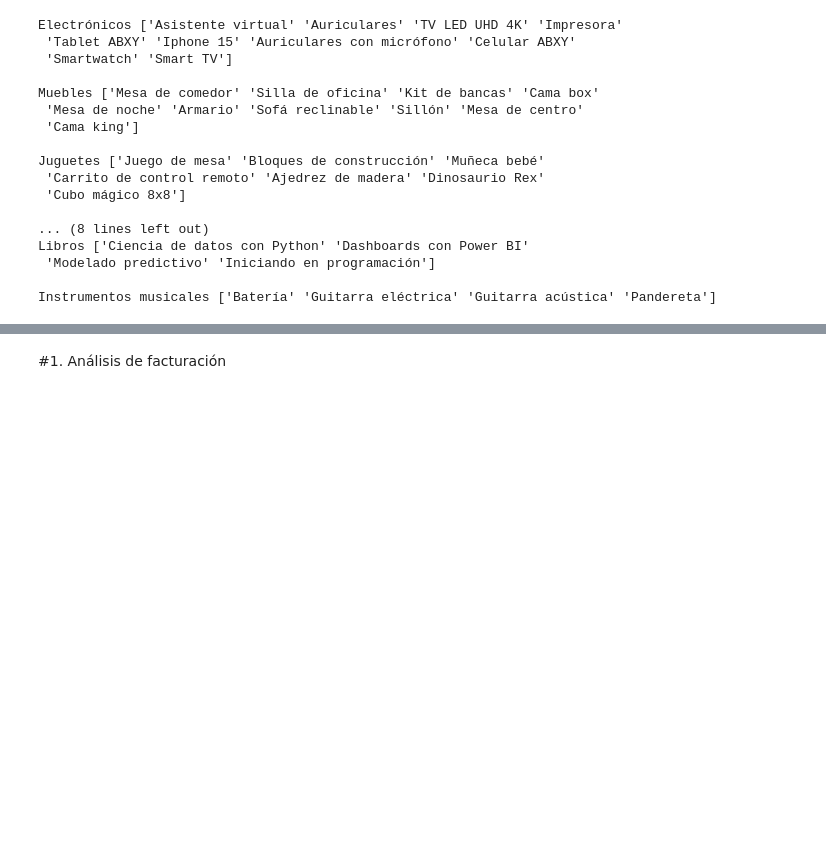
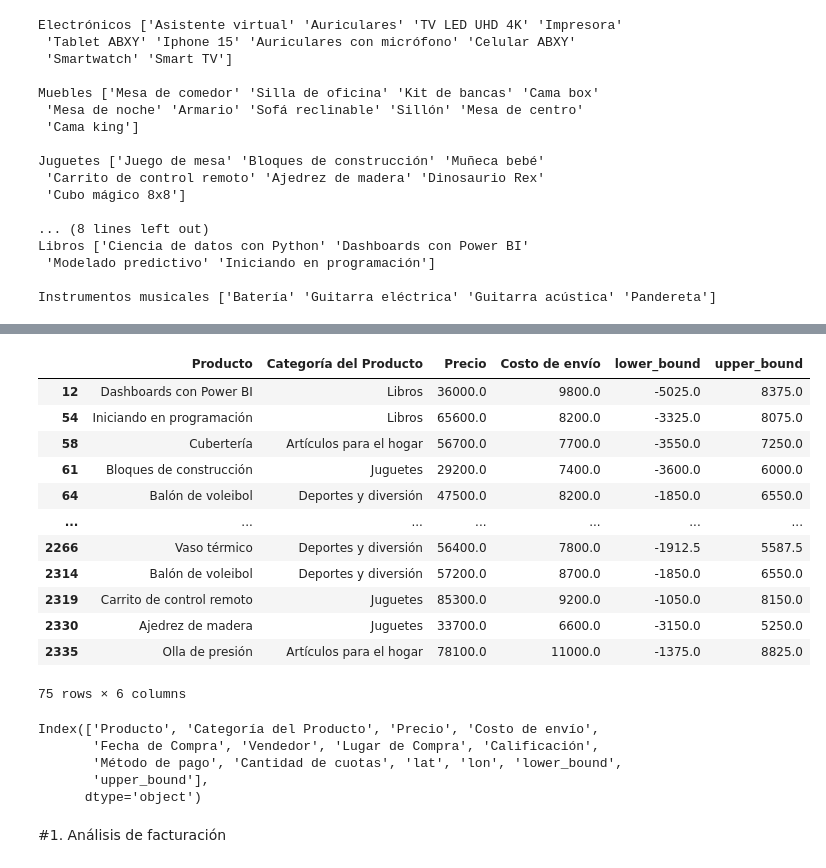
Before and after one commit to JCSR2022/challenge1-data-science-Alura, a Jupyter notebook: AluraStoreLatam.ipynb, the cells around one changed output, grey strips where cells are left out. Cells and saved outputs as stored; diff of their text form; code cells hidden in the pictures; blank space fills up the shorter version.

```diff
--- a/AluraStoreLatam.ipynb
+++ b/AluraStoreLatam.ipynb
@@ -328,10 +250,0 @@ tienda1_outliers #55750.00 678100.00
-# %%
-threshold = 1.5
-Q1 = float(tienda1_outliers[tienda1_outliers['column'] == 'Precio' ]['Q1'][0])
-Q3 = float(tienda1_outliers[tienda1_outliers['column'] == 'Precio' ]['Q3'][0])
-print(Q1,Q3)
-IQR = Q3 - Q1
-lower_bound = Q1 - threshold * IQR
-upper_bound = Q3 + threshold * IQR
-
-tienda1[(tienda1['Precio'] >= upper_bound) | (tienda1['Precio'] <= lower_bound)]
@@ -352,0 +263,5 @@ tienda1[(tienda1['Precio'] >= upper_bound) | (tienda1['Precio'] <= lower_bound)]
+# %%
+#just to check if there is a min less than cero
+for name, df_analisis in analisis.items():
+  print(name, df_analisis.loc['min','Precio'],df_analisis.loc['min','Costo de envío'])
+  print()
@@ -352,0 +312,5 @@ tienda1[(tienda1['Precio'] >= upper_bound) | (tienda1['Precio'] <= lower_bound)]
+# %%
+
+for name, df in zip(['tienda1', 'tienda2', 'tienda3', 'tienda4'], all_data):
+  print(name)
+  review_outliers_iqr(df)
@@ -353,3 +330,55 @@ tienda1[(tienda1['Precio'] >= upper_bound) | (tienda1['Precio'] <= lower_bound)]
+# %%
+def review_outliers_2(df,column,columns_filter,threshold=1.5):
+    """
+    Detects outliers in `column` grouped by `columns_filter`
+    using the IQR method.
+    Returns a DataFrame containing only outlier rows.
+    """
+
+    # Describe stats per group
+    df_review = df.groupby(columns_filter)[column].describe().reset_index()
+
+    # Compute IQR and bounds
+    iqr = df_review['75%'] - df_review['25%']
+    df_review['lower_bound'] = df_review['25%'] - iqr * threshold
+    df_review['upper_bound'] = df_review['75%'] + iqr * threshold
+
+    # Merge back to original dataframe
+    df_merged = df.merge(df_review[columns_filter + ['lower_bound', 'upper_bound']], on=columns_filter, how='left')
+
+    # Filter rows that are outside bounds (outliers)
+    df_outliers = df_merged[
+        (df_merged[column] < df_merged['lower_bound']) |
+        (df_merged[column] > df_merged['upper_bound'])
+    ].copy()
+
+    return df_outliers
+
+df_review = review_outliers_2(df, column = 'Costo de envío',columns_filter=['Categoría del Producto','Producto'], threshold=1.5)
+
+df_review[['Producto', 'Categoría del Producto', 'Precio', 'Costo de envío', 'lower_bound','upper_bound']]
+# %% [output]
+|  | Producto | Categoría del Producto | Precio | Costo de envío | lower_bound | upper_bound |
+| 12 | Dashboards con Power BI | Libros | 36000.0 | 9800.0 | -5025.0 | 8375.0 |
+| 54 | Iniciando en programación | Libros | 65600.0 | 8200.0 | -3325.0 | 8075.0 |
+| 58 | Cubertería | Artículos para el hogar | 56700.0 | 7700.0 | -3550.0 | 7250.0 |
+| 61 | Bloques de construcción | Juguetes | 29200.0 | 7400.0 | -3600.0 | 6000.0 |
+| 64 | Balón de voleibol | Deportes y diversión | 47500.0 | 8200.0 | -1850.0 | 6550.0 |
+| ... | ... | ... | ... | ... | ... | ... |
+| 2266 | Vaso térmico | Deportes y diversión | 56400.0 | 7800.0 | -1912.5 | 5587.5 |
+| 2314 | Balón de voleibol | Deportes y diversión | 57200.0 | 8700.0 | -1850.0 | 6550.0 |
+| 2319 | Carrito de control remoto | Juguetes | 85300.0 | 9200.0 | -1050.0 | 8150.0 |
+| 2330 | Ajedrez de madera | Juguetes | 33700.0 | 6600.0 | -3150.0 | 5250.0 |
+| 2335 | Olla de presión | Artículos para el hogar | 78100.0 | 11000.0 | -1375.0 | 8825.0 |
+75 rows × 6 columns
+# %%
+df_review.columns
+# %% [output]
+Index(['Producto', 'Categoría del Producto', 'Precio', 'Costo de envío',
+       'Fecha de Compra', 'Vendedor', 'Lugar de Compra', 'Calificación',
+       'Método de pago', 'Cantidad de cuotas', 'lat', 'lon', 'lower_bound',
+       'upper_bound'],
+      dtype='object')
 # %% [markdown]
 #1. Análisis de facturación
 # %% [markdown]
```
Also changed, not shown: parts of 12 cells of this notebook.
